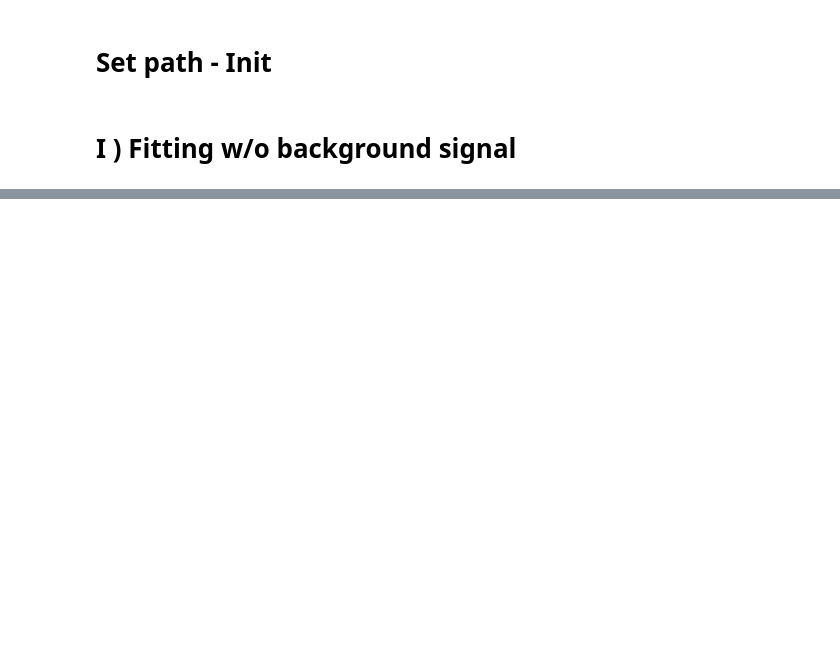
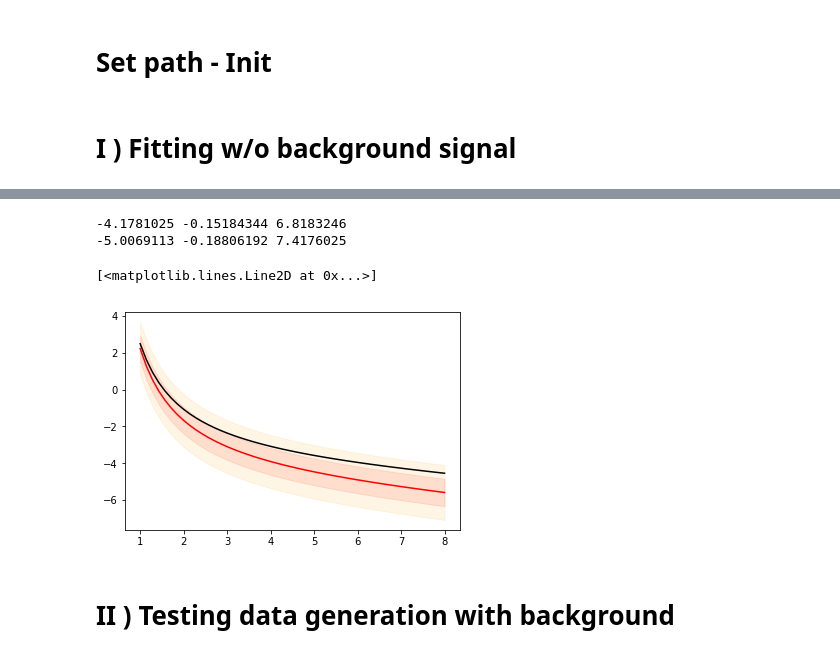
Before and after one commit to kamathrohan/b-decay-unbinned-machine-fit, a Jupyter notebook: Minuit/Optimizer.ipynb, the cells around one changed output, grey strips where cells are left out. Drawn from its saved outputs; the diff is of its cells as text; code cells hidden in the pictures; blank space fills up the shorter version.

```diff
--- a/Minuit/Optimizer.ipynb
+++ b/Minuit/Optimizer.ipynb
@@ -37,0 +76,7 @@ print(toy_signalSM.events)
+# %%
+X=[]
+for j in tqdm(range(5)):
+    optimizeMigrad , coeffff = toy_signalSM.tf_fit(init= 'SAME SIGN' , fixed=fix_array , verbose=False)
+    X.append(coeffff)
+    print(coeffff)
+X=np.asarray(X)
@@ -37,0 +119,28 @@ print(toy_signalSM.events)
+# %%
+x=np.linspace(1,8)
+print( toy_signalSM.coeffs[0] , toy_signalSM.coeffs[1] , toy_signalSM.coeffs[2])
+print( np.mean(X[:,0]) , np.mean(X[:,1]) , np.mean(X[:,2]))
+
+
+def ansatz(alpha, beta, gamma, q2):
+    return alpha + beta*q2 + gamma/q2
+
+def error1(sig_alpha, sig_beta, sig_gamma, q2):
+    return np.sqrt(sig_alpha**2 + sig_beta**2*q2**2 + sig_beta**2/(q2**2))
+
+
+plt.plot(x , ansatz(toy_signalSM.coeffs[0] , toy_signalSM.coeffs[1] , toy_signalSM.coeffs[2] , x) , 'k')
+
+plt.fill_between(x , ansatz(np.mean(X[:,0]) , np.mean(X[:,1]) , np.mean(X[:,2]) , x) -error1(np.std(X[:,0]), np.std(X[:,1]), np.std(X[:,2]), x) , ansatz(np.mean(X[:,0]) , np.mean(X[:,1]) , np.mean(X[:,2]) , x) +error1(np.std(X[:,0]), np.std(X[:,1]), np.std(X[:,2]), x) , alpha=0.1 , color='red')
+plt.fill_between(x , ansatz(np.mean(X[:,0]) , np.mean(X[:,1]) , np.mean(X[:,2]) , x) -2*error1(np.std(X[:,0]), np.std(X[:,1]), np.std(X[:,2]), x) , ansatz(np.mean(X[:,0]) , np.mean(X[:,1]) , np.mean(X[:,2]) , x) +2*error1(np.std(X[:,0]), np.std(X[:,1]), np.std(X[:,2]), x) , alpha=0.1 , color='orange')
+
+#plt.plot(x , ansatz(np.mean(X[:,0]) , np.mean(X[:,1]) , np.mean(X[:,2]) , x) -error1(np.std(X[:,0]), np.std(X[:,1]), np.std(X[:,2]), x))
+plt.plot(x , ansatz(np.mean(X[:,0]) , np.mean(X[:,1]) , np.mean(X[:,2]) , x) , 'r')
+#plt.plot(x , ansatz(np.mean(X[:,0]) , np.mean(X[:,1]) , np.mean(X[:,2]) , x) + error1(np.std(X[:,0]), np.std(X[:,1]), np.std(X[:,2]), x))
+# %% [output]
+-4.1781025 -0.15184344 6.8183246
+-5.0069113 -0.18806192 7.4176025
+[<matplotlib.lines.Line2D at 0x...>]
+[figure, added]
+# %% [markdown]
+# II ) Testing data generation with background
```
Also changed, not shown: parts of 16 cells of this notebook, 9 other files.
